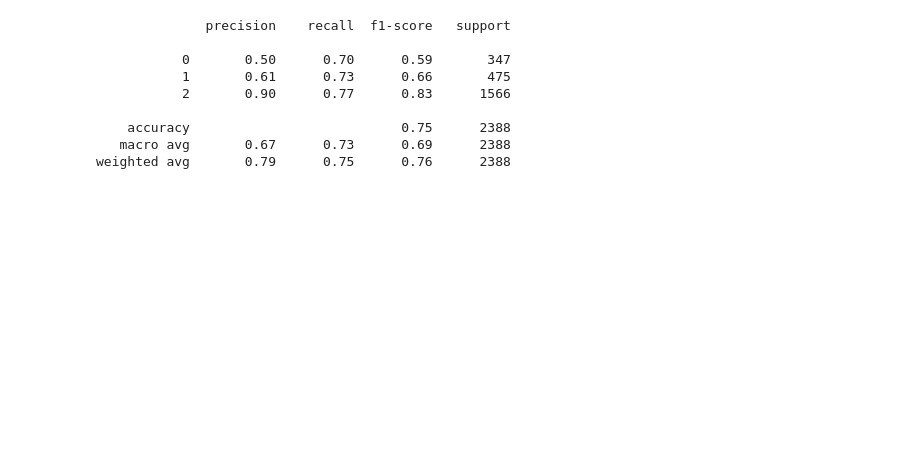
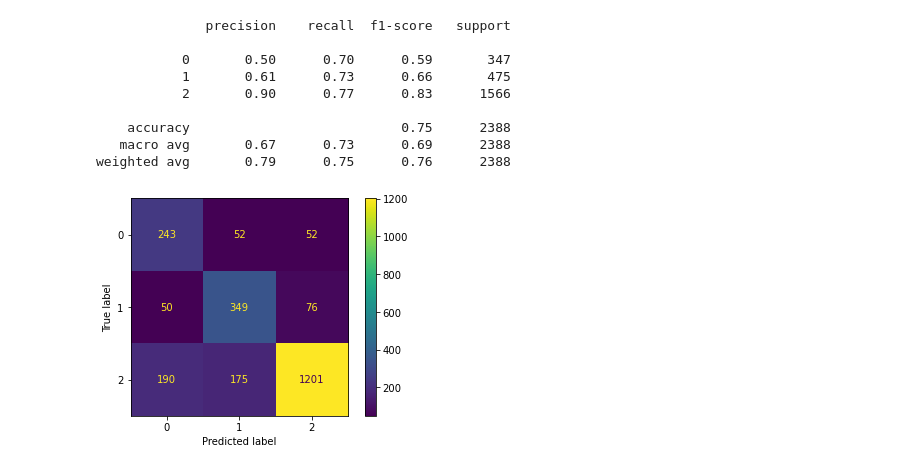
Before and after one commit to ddcots24/Twitter-Finance-NLP, a Jupyter notebook: Modeling.ipynb, the cells around one changed output. Saved outputs shown, nothing was run; the diff lists cells and outputs as text; code cells hidden in the pictures; blank space fills up the shorter version.

Commit message:
tweaking model

```diff
--- a/Modeling.ipynb
+++ b/Modeling.ipynb
@@ -174,3 +193,8 @@ print(classification_report(y_test, best_model_ComplementNB_pred))
     accuracy                           0.75      2388
    macro avg       0.67      0.73      0.69      2388
 weighted avg       0.79      0.75      0.76      2388
+# %%
+plot_confusion_matrix(best_model_ComplementNB, X_test_toframe,
+                      y_test);
+# %% [output]
+[figure, added]
```
Also changed, not shown: parts of 1 cell of this notebook.
